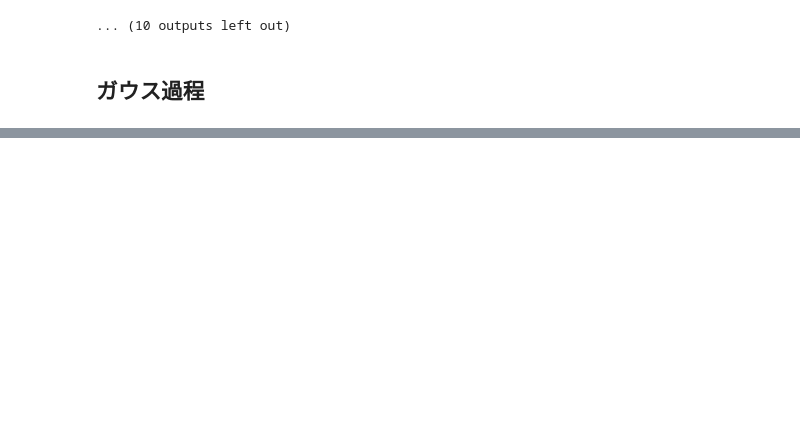
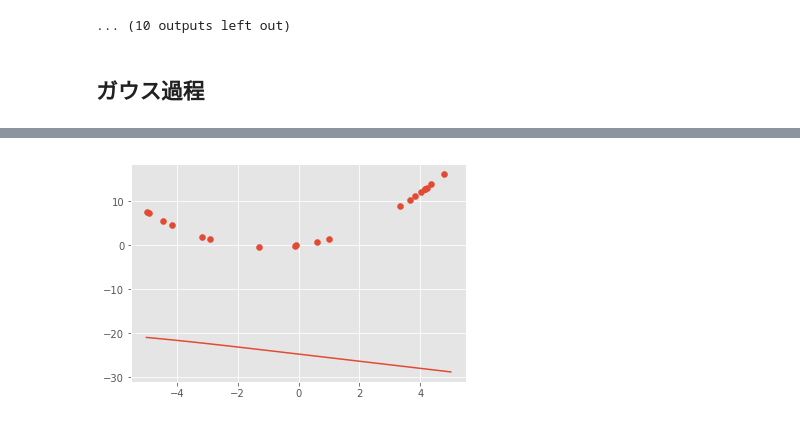
Before and after one commit to GENZITSU/Bayse, a Jupyter notebook: GaussianProcess.ipynb, the cells around one changed output, grey strips where cells are left out. Saved outputs shown, nothing was run; the diff lists cells and outputs as text; code cells hidden in the pictures; blank space fills up the shorter version.

```diff
--- a/GaussianProcess.ipynb
+++ b/GaussianProcess.ipynb
@@ -265,0 +550,27 @@ plt.show()
+# %%
+# データ
+sample_num = 20
+train_X = np.random.uniform(0, 1, sample_num)
+train_y = sample(train_X, target)
+
+X_all = torch.from_numpy(train_X.reshape(-1, 1).astype(np.float32))
+y_all = torch.from_numpy(train_y.reshape(-1, 1).astype(np.float32))
+
+# スケーリング
+train_y_max = np.max(train_y)
+train_y_min = np.min(train_y)
+max_min = train_y_max - train_y_min
+scaled_train_y = (train_y - train_y_min) / (max_min)
+scaled_y_all = torch.from_numpy(scaled_train_y.reshape(-1, 1).astype(np.float32))
+
+# パラメータ
+x_dim = 1
+y_dim = 1
+latent_dim = 2
+r_dim = 4
+hidden_dim = 4
+
+# モデル生成
+r_encoder = R_Encoder(x_dim+y_dim, hidden_dim, r_dim)
+z_encoder = Z_Encoder(r_dim, latent_dim)
+decoder = Decoder(x_dim+latent_dim, hidden_dim, y_dim)
@@ -265,0 +601,15 @@ plt.show()
+# %%
+# contextから潜在表現を取得
+r = r_encoder(data)
+r = r.mean(dim=0)
+# 潜在表現からmu, sigmaを取得
+mu, sigma = z_encoder(r)
+# mu, sigmaからzをサンプリング
+z = sample_z(mu, sigma, X_pred.shape[0])
+mu_pred, sigma_pred = decoder(X_pred, z)
+# %%
+plt.scatter(train_X, train_y)
+plt.plot(X_pred.data.numpy(), mu_pred.data.numpy())
+plt.show()
+# %% [output]
+[figure, added]
```
Also changed, not shown: parts of 22 cells of this notebook.
